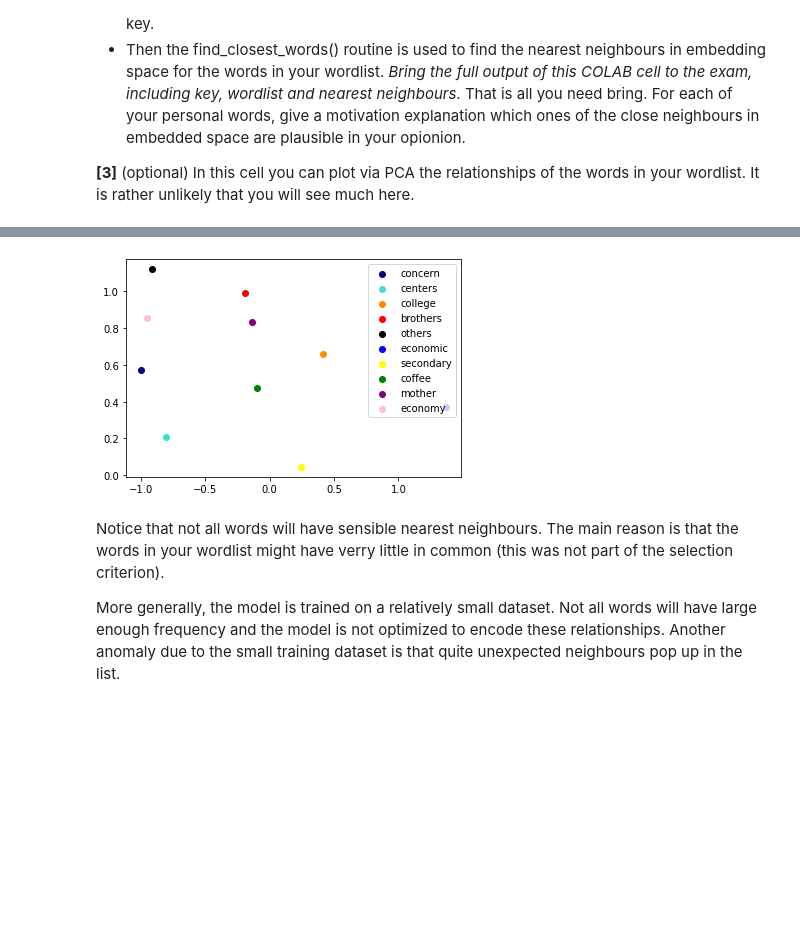
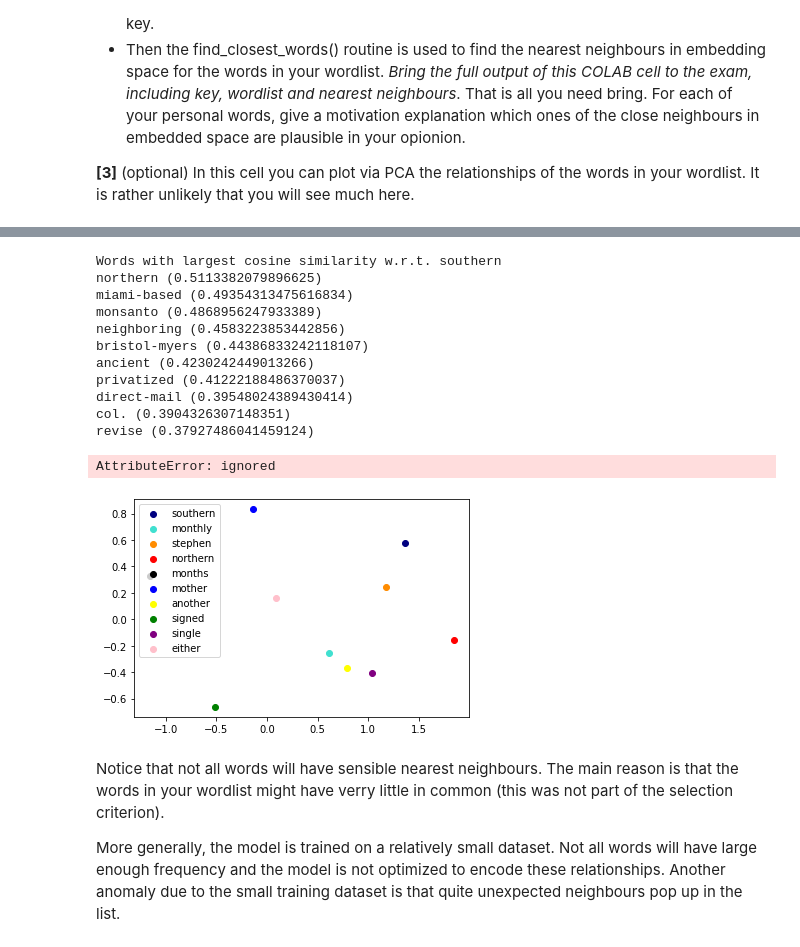
Before and after one commit to compi1234/spchlab, a Jupyter notebook: RNN_LM/rnn_lm.ipynb, the cells around one changed output, grey strips where cells are left out. Saved outputs shown, nothing was run; the diff lists cells and outputs as text; code cells hidden in the pictures; blank space fills up the shorter version.

```diff
--- a/RNN_LM/rnn_lm.ipynb
+++ b/RNN_LM/rnn_lm.ipynb
@@ -903,7 +893,7 @@ Don't modify the hidden parameters ! (you can play with them, but the exercise y
 **[3]** (optional) In this cell you can plot via PCA the relationships of the words in your wordlist.  It is rather unlikely that you will see much here.
 # %%
 import random, re
-kul_id = 'u0140582' #@param {type:"string"}
+kul_id = 's0123456' #@param {type:"string"}
 vocsize = 2500
 selection = 3
 length = 8
@@ -961,0 +916,36 @@ for w in my_wordlist:
+# %%
+### UTILITY:  dtw between character strings
+def stringdtw(str1,str2):
+  s1 = '#'+str1
+  s2 = '#'+str2
+  # initialize
+  Dist = [i for i in range(0,len(s2)) ]
+  Dist[0] = 0
+  for i in range(1,len(s1)):
+    Dist1 = Dist.copy()
+    Dist[0] = Dist1[0] + 1
+    for j in range(1,len(s2)):
+      Dist[j] =  min(
+          Dist1[j-1] + int(s1[i]!=s2[j]) ,
+          Dist1[j] + 1.2,
+          Dist[j-1] + 1.2)
+  return(Dist[len(s2)-1])
+#############################################################################
+
+######### generate your personal word list ################
+wlist = most_frequent_words[0:vocsize]
+dist = np.zeros(vocsize,dtype='float')
+for i in range(vocsize):
+  dist[i] = stringdtw(wlist[i],my_key)
+sorted_wordlist = [wlist[i] for i in np.argsort(dist) if len(wlist[i]) >= length-2]
+my_wordlist = sorted_wordlist[0:selection]
+#[(w,stringdtw(w,my_key)) for w in my_wordlist]
+
+######### find the closest words to your personal wordlist according to embeddings  ##############
+print("="*70)
+print("Your KULeuven ID:", kul_id)
+print("Your Personal Key:",my_key)
+print("Your Personal Wordlist: ", my_wordlist)
+print("="*70)
+for w in my_wordlist:
+  _ = find_closest_words(w)
@@ -962,9 +970,24 @@ for w in my_wordlist:
 # %%
 # You can look for similarities in your word list, but the words in this list don't have much in common,
 # so you probably won't see much, but you can trye
 plot_pca(sorted_wordlist[0:10])
+close_words = find_closest_words(sorted_wordlist[0])
+#plot_pca(close_words)
+close_words.type
 # %% [output]
+Words with largest cosine similarity w.r.t. southern
+northern (0.5113382079896625)
+miami-based (0.49354313475616834)
+monsanto (0.4868956247933389)
+neighboring (0.4583223853442856)
+bristol-myers (0.44386833242118107)
+ancient (0.4230242449013266)
+privatized (0.41222188486370037)
+direct-mail (0.39548024389430414)
+col. (0.3904326307148351)
+revise (0.37927486041459124)
+AttributeError: ignored
-[figure, old version]
+[figure, new version]
 # %% [markdown]
 Notice that not all words will have sensible nearest neighbours.  The main reason is that the words in your wordlist might have verry little in common
 (this was not part of the selection criterion).
```
Also changed, not shown: parts of 7 cells of this notebook.
